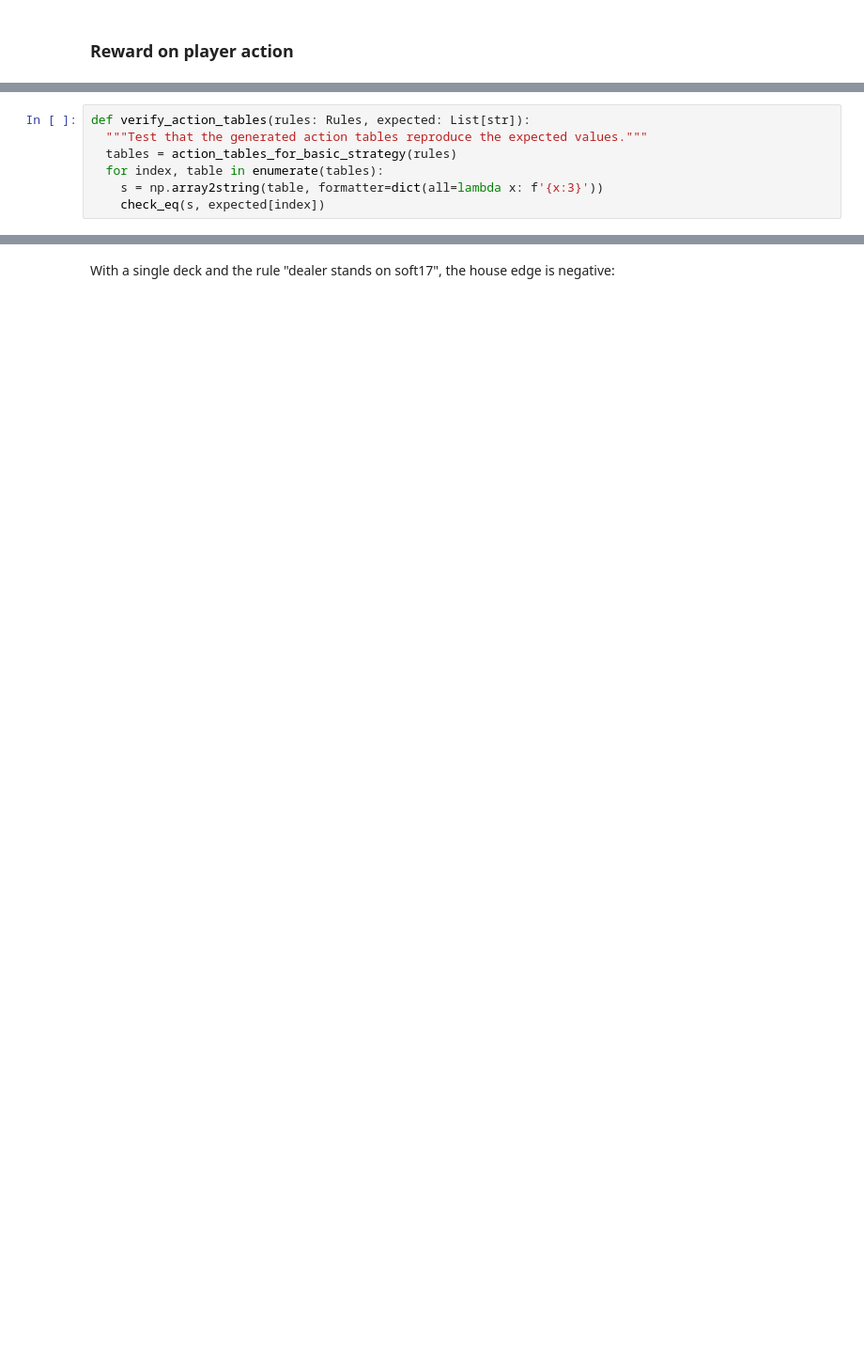
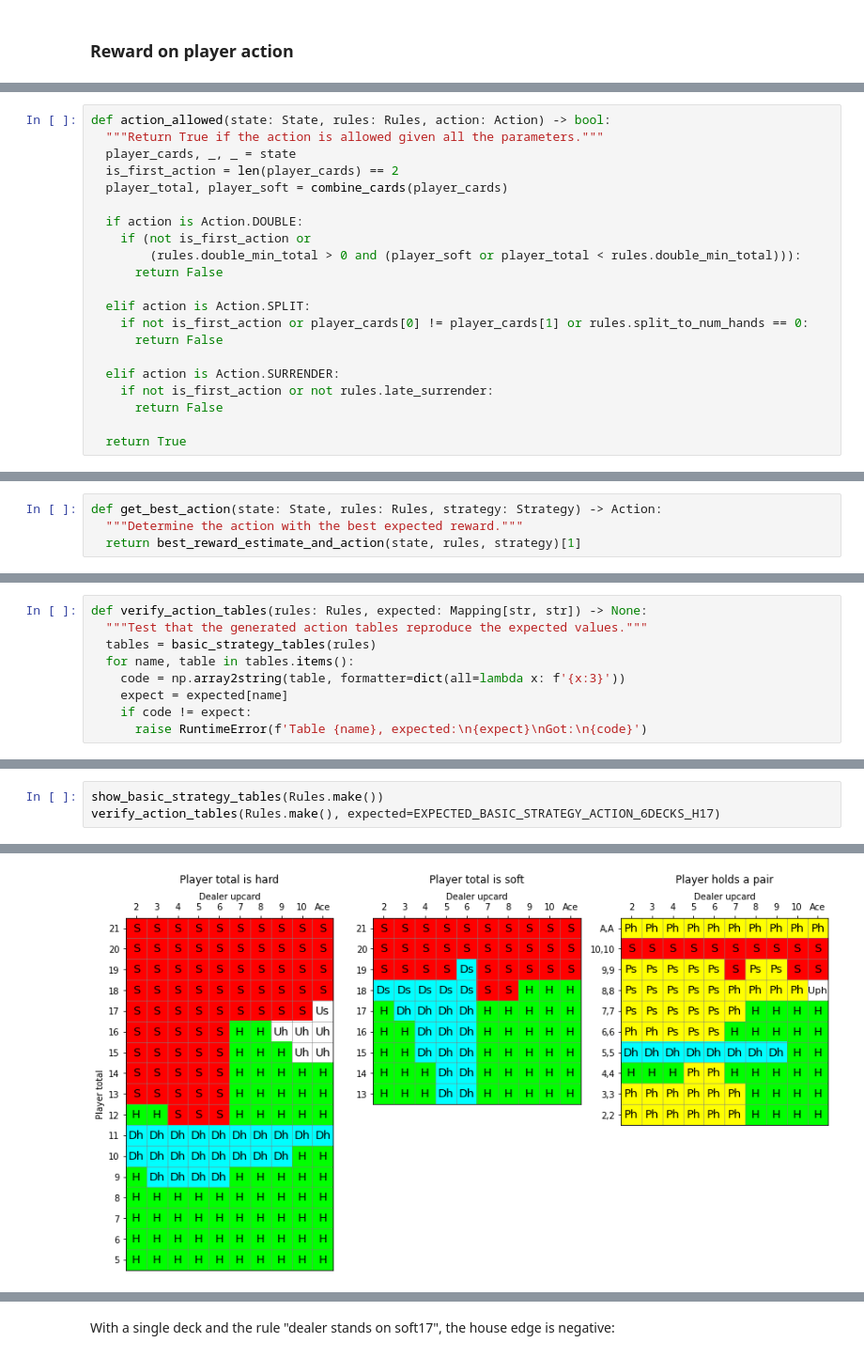
Before and after one commit to hhoppe/blackjack, a Jupyter notebook: blackjack.ipynb, the cells around one changed output, grey strips where cells are left out. Shown at 94% size. Drawn from its saved outputs; the diff is of its cells as text; blank space fills up the shorter version.

```diff
--- a/blackjack.ipynb
+++ b/blackjack.ipynb
@@ -770,7 +1004,0 @@ def show_action_tables_for_basic_strategy(
-# %%
-def verify_action_tables(rules: Rules, expected: List[str]):
-  """Test that the generated action tables reproduce the expected values."""
-  tables = action_tables_for_basic_strategy(rules)
-  for index, table in enumerate(tables):
-    s = np.array2string(table, formatter=dict(all=lambda x: f'{x:3}'))
-    check_eq(s, expected[index])
@@ -1137,0 +1029,21 @@ House edge: 0.002%
+# %%
+def action_allowed(state: State, rules: Rules, action: Action) -> bool:
+  """Return True if the action is allowed given all the parameters."""
+  player_cards, _, _ = state
+  is_first_action = len(player_cards) == 2
+  player_total, player_soft = combine_cards(player_cards)
+
+  if action is Action.DOUBLE:
+    if (not is_first_action or
+        (rules.double_min_total > 0 and (player_soft or player_total < rules.double_min_total))):
+      return False
+
+  elif action is Action.SPLIT:
+    if not is_first_action or player_cards[0] != player_cards[1] or rules.split_to_num_hands == 0:
+      return False
+
+  elif action is Action.SURRENDER:
+    if not is_first_action or not rules.late_surrender:
+      return False
+
+  return True
@@ -1137,0 +1288,4 @@ House edge: 0.002%
+# %%
+def get_best_action(state: State, rules: Rules, strategy: Strategy) -> Action:
+  """Determine the action with the best expected reward."""
+  return best_reward_estimate_and_action(state, rules, strategy)[1]
@@ -1137,0 +1482,9 @@ House edge: 0.002%
+# %%
+def verify_action_tables(rules: Rules, expected: Mapping[str, str]) -> None:
+  """Test that the generated action tables reproduce the expected values."""
+  tables = basic_strategy_tables(rules)
+  for name, table in tables.items():
+    code = np.array2string(table, formatter=dict(all=lambda x: f'{x:3}'))
+    expect = expected[name]
+    if code != expect:
+      raise RuntimeError(f'Table {name}, expected:\n{expect}\nGot:\n{code}')
@@ -1137,0 +3433,4 @@ House edge: 0.002%
+# %%
+show_basic_strategy_tables(Rules.make())
+verify_action_tables(Rules.make(), expected=EXPECTED_BASIC_STRATEGY_ACTION_6DECKS_H17)
+# %% [output]
@@ -1137,0 +3439 @@ House edge: 0.002%
+[figure, added]
```
Also changed, not shown: parts of 414 cells of this notebook, 14 other files.
